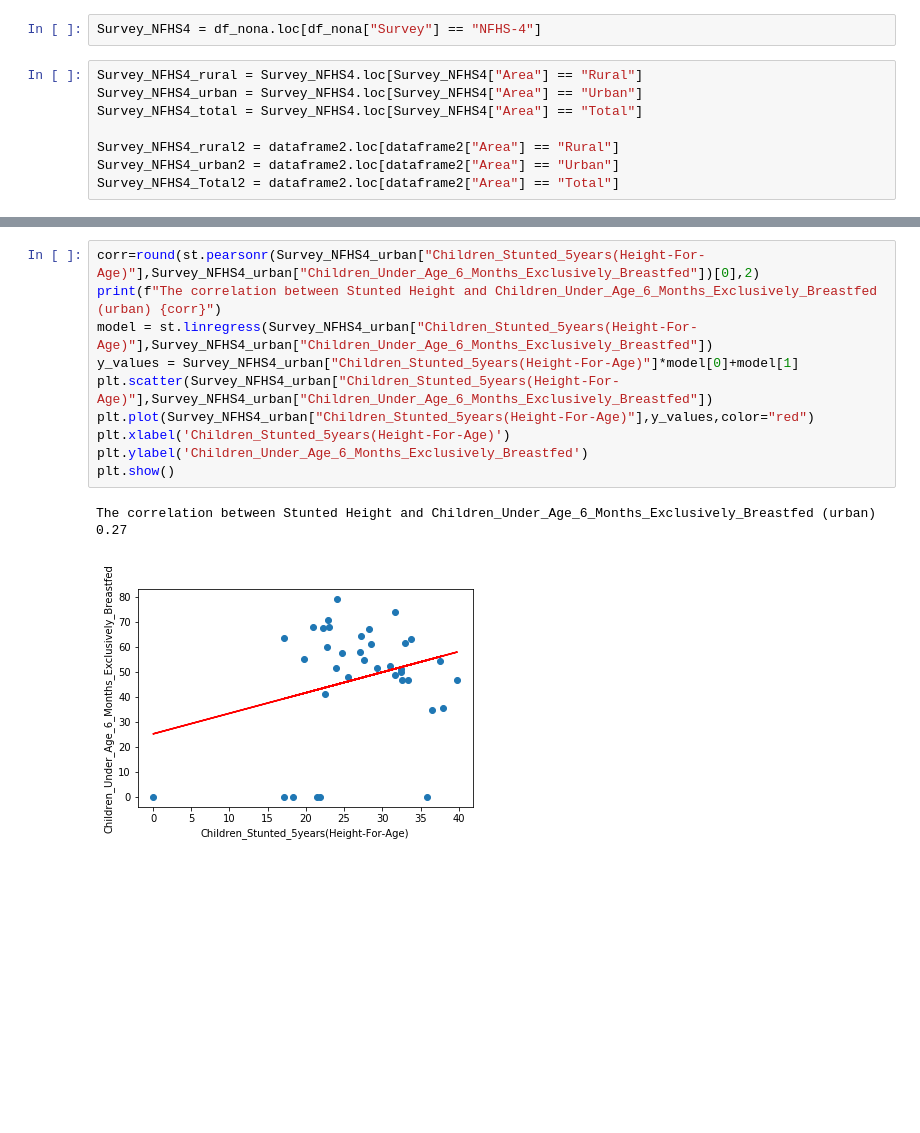
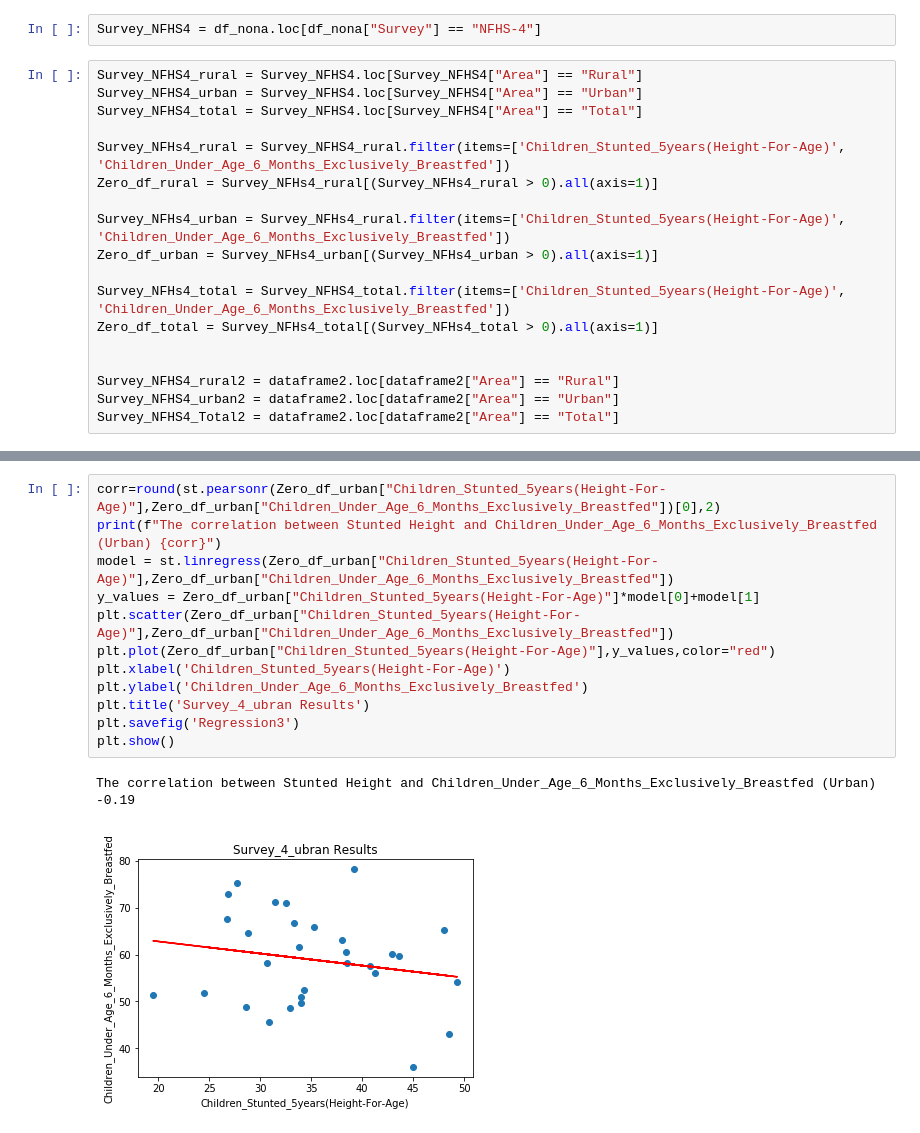
Before and after one commit to narayanan-nithya/Group_Project_Nutritional_Analysis_Of_Children_Under_Age_5, a Jupyter notebook: Visualization .ipynb, the cells around one changed output, grey strips where cells are left out. Drawn from its saved outputs; the diff is of its cells as text; blank space fills up the shorter version.

```diff
--- a/Visualization .ipynb
+++ b/Visualization .ipynb
@@ -72,6 +93,16 @@ Survey_NFHS4_rural = Survey_NFHS4.loc[Survey_NFHS4["Area"] == "Rural"]
 Survey_NFHS4_urban = Survey_NFHS4.loc[Survey_NFHS4["Area"] == "Urban"]
 Survey_NFHS4_total = Survey_NFHS4.loc[Survey_NFHS4["Area"] == "Total"]
 
+Survey_NFHs4_rural = Survey_NFHS4_rural.filter(items=['Children_Stunted_5years(Height-For-Age)', 'Children_Under_Age_6_Months_Exclusively_Breastfed'])
+Zero_df_rural = Survey_NFHs4_rural[(Survey_NFHs4_rural > 0).all(axis=1)]
+
+Survey_NFHs4_urban = Survey_NFHs4_rural.filter(items=['Children_Stunted_5years(Height-For-Age)', 'Children_Under_Age_6_Months_Exclusively_Breastfed'])
+Zero_df_urban = Survey_NFHs4_urban[(Survey_NFHs4_urban > 0).all(axis=1)]
+
+Survey_NFHs4_total = Survey_NFHS4_total.filter(items=['Children_Stunted_5years(Height-For-Age)', 'Children_Under_Age_6_Months_Exclusively_Breastfed'])
+Zero_df_total = Survey_NFHs4_total[(Survey_NFHs4_total > 0).all(axis=1)]
+
+
 Survey_NFHS4_rural2 = dataframe2.loc[dataframe2["Area"] == "Rural"]
 Survey_NFHS4_urban2 = dataframe2.loc[dataframe2["Area"] == "Urban"]
 Survey_NFHS4_Total2 = dataframe2.loc[dataframe2["Area"] == "Total"]
@@ -167,14 +197,16 @@ ValueError: array must not contain infs or NaNs
 # %%
-corr=round(st.pearsonr(Survey_NFHS4_urban["Children_Stunted_5years(Height-For-Age)"],Survey_NFHS4_urban["Children_Under_Age_6_Months_Exclusively_Breastfed"])[0],2)
-print(f"The correlation between Stunted Height and Children_Under_Age_6_Months_Exclusively_Breastfed (urban) {corr}")
-model = st.linregress(Survey_NFHS4_urban["Children_Stunted_5years(Height-For-Age)"],Survey_NFHS4_urban["Children_Under_Age_6_Months_Exclusively_Breastfed"])
-y_values = Survey_NFHS4_urban["Children_Stunted_5years(Height-For-Age)"]*model[0]+model[1]
-plt.scatter(Survey_NFHS4_urban["Children_Stunted_5years(Height-For-Age)"],Survey_NFHS4_urban["Children_Under_Age_6_Months_Exclusively_Breastfed"])
-plt.plot(Survey_NFHS4_urban["Children_Stunted_5years(Height-For-Age)"],y_values,color="red")
+corr=round(st.pearsonr(Zero_df_urban["Children_Stunted_5years(Height-For-Age)"],Zero_df_urban["Children_Under_Age_6_Months_Exclusively_Breastfed"])[0],2)
+print(f"The correlation between Stunted Height and Children_Under_Age_6_Months_Exclusively_Breastfed (Urban) {corr}")
+model = st.linregress(Zero_df_urban["Children_Stunted_5years(Height-For-Age)"],Zero_df_urban["Children_Under_Age_6_Months_Exclusively_Breastfed"])
+y_values = Zero_df_urban["Children_Stunted_5years(Height-For-Age)"]*model[0]+model[1]
+plt.scatter(Zero_df_urban["Children_Stunted_5years(Height-For-Age)"],Zero_df_urban["Children_Under_Age_6_Months_Exclusively_Breastfed"])
+plt.plot(Zero_df_urban["Children_Stunted_5years(Height-For-Age)"],y_values,color="red")
 plt.xlabel('Children_Stunted_5years(Height-For-Age)')
 plt.ylabel('Children_Under_Age_6_Months_Exclusively_Breastfed')
+plt.title('Survey_4_ubran Results')
+plt.savefig('Regression3')
 plt.show()
 # %% [output]
-The correlation between Stunted Height and Children_Under_Age_6_Months_Exclusively_Breastfed (urban) 0.27
+The correlation between Stunted Height and Children_Under_Age_6_Months_Exclusively_Breastfed (Urban) -0.19
-[figure, old version]
+[figure, new version]
 # %%
```
Also changed, not shown: parts of 16 cells of this notebook, 10 other files.
